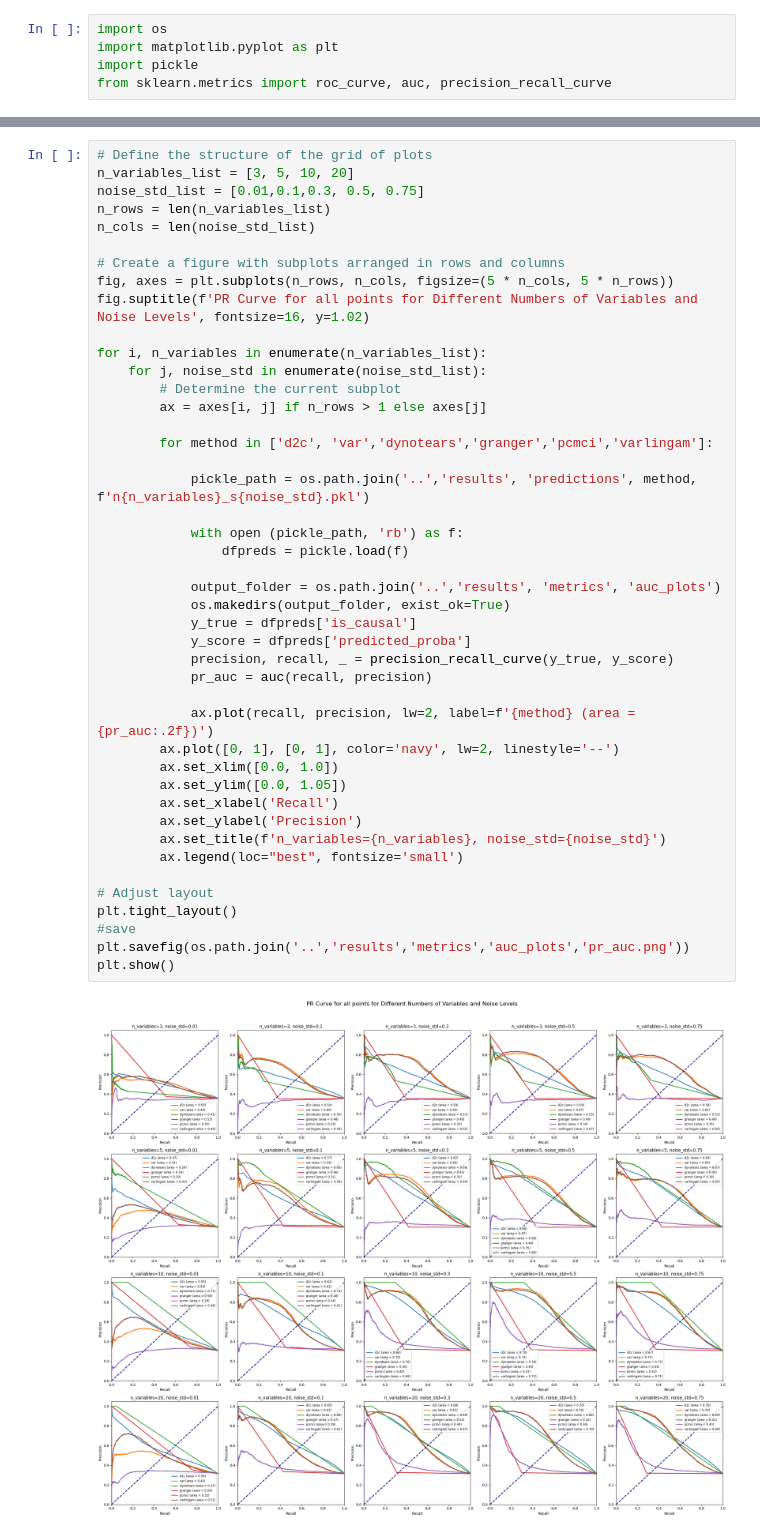
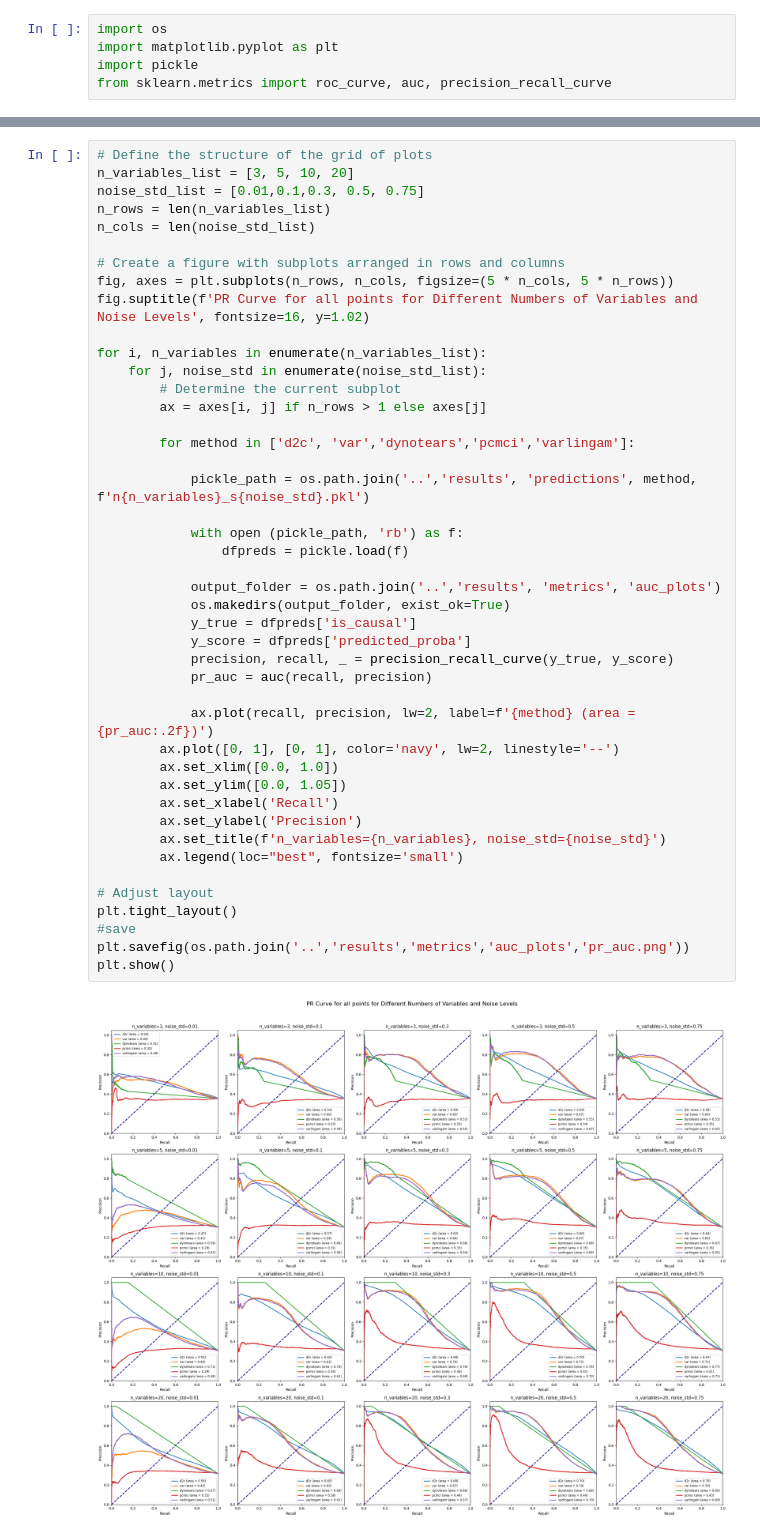
Before and after one commit to gmpal/D2CPY, a Jupyter notebook: notebooks/08_plotting_auc.ipynb, the cells around one changed output, grey strips where cells are left out. Saved outputs shown, nothing was run; the diff lists cells and outputs as text.

```diff
--- a/notebooks/08_plotting_auc.ipynb
+++ b/notebooks/08_plotting_auc.ipynb
@@ -65,33 +65,33 @@ for i, n_variables in enumerate(n_variables_list):
         # Determine the current subplot
         ax = axes[i, j] if n_rows > 1 else axes[j]
 
-        for method in ['d2c', 'var','dynotears','granger','pcmci','varlingam']:
+        for method in ['d2c', 'var','dynotears','pcmci','varlingam']:
 
             pickle_path = os.path.join('..','results', 'predictions', method, f'n{n_variables}_s{noise_std}.pkl')
 
             with open (pickle_path, 'rb') as f:
                 dfpreds = pickle.load(f)
 
             output_folder = os.path.join('..','results', 'metrics', 'auc_plots')
             os.makedirs(output_folder, exist_ok=True)
             y_true = dfpreds['is_causal']
             y_score = dfpreds['predicted_proba']
             precision, recall, _ = precision_recall_curve(y_true, y_score)
             pr_auc = auc(recall, precision)
 
             ax.plot(recall, precision, lw=2, label=f'{method} (area = {pr_auc:.2f})')
         ax.plot([0, 1], [0, 1], color='navy', lw=2, linestyle='--')
         ax.set_xlim([0.0, 1.0])
         ax.set_ylim([0.0, 1.05])
         ax.set_xlabel('Recall')
         ax.set_ylabel('Precision')
         ax.set_title(f'n_variables={n_variables}, noise_std={noise_std}')
         ax.legend(loc="best", fontsize='small')
 
 # Adjust layout
 plt.tight_layout()
 #save
 plt.savefig(os.path.join('..','results','metrics','auc_plots','pr_auc.png'))
 plt.show()
 # %% [output]
-[figure, old version]
+[figure, new version]
```
Also changed, not shown: parts of 1 cell of this notebook, 28 other files.
